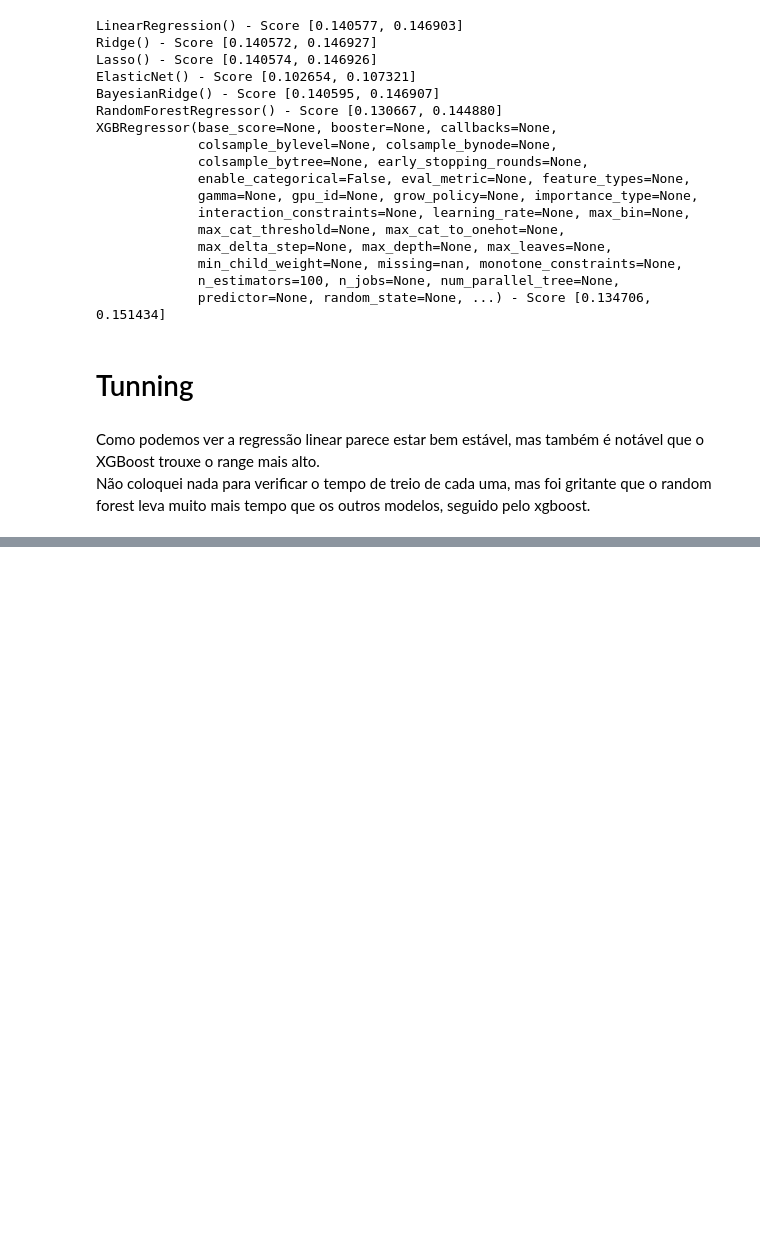
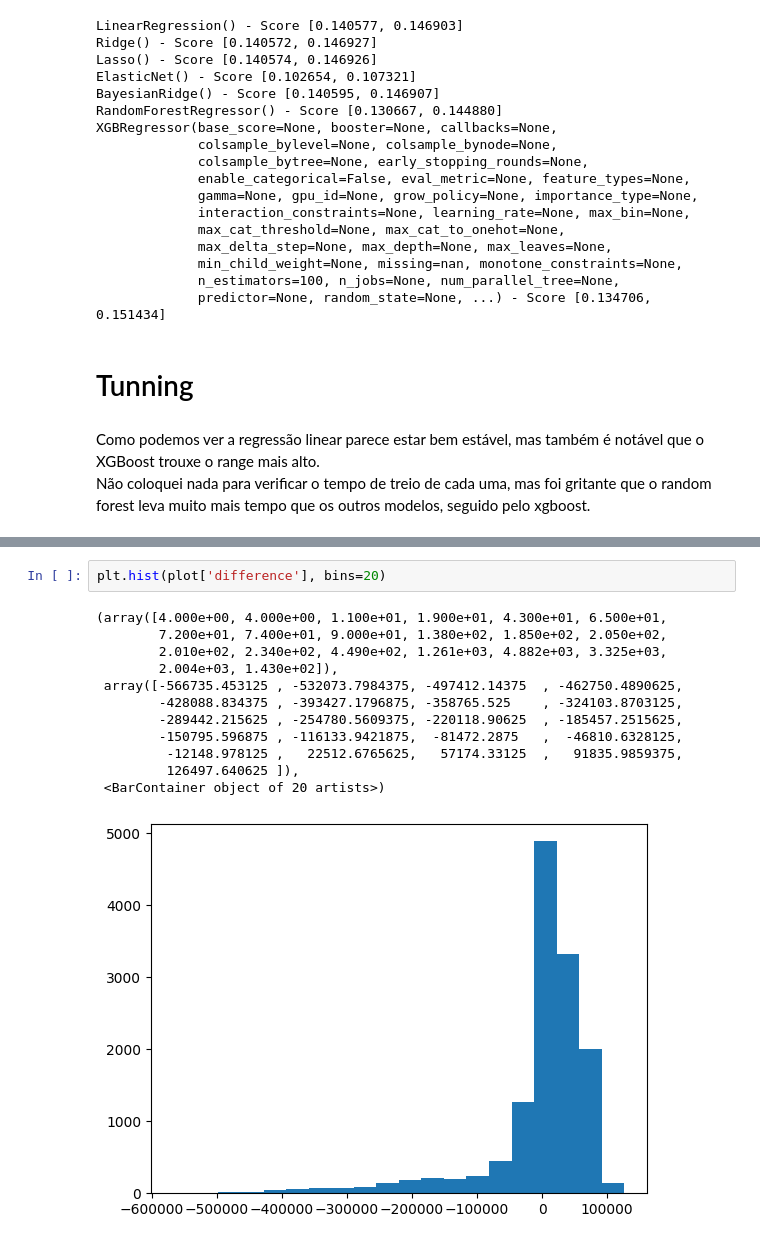
Before and after one commit to Gabriel07201/life_time_value_predictor, a Jupyter notebook: main.ipynb, the cells around one changed output, grey strips where cells are left out. Drawn from its saved outputs; the diff is of its cells as text; blank space fills up the shorter version.

```diff
--- a/main.ipynb
+++ b/main.ipynb
@@ -449,0 +542,15 @@ Não coloquei nada para verificar o tempo de treio de cada uma, mas foi gritante
+# %%
+plt.hist(plot['difference'], bins=20)
+# %% [output]
+(array([4.000e+00, 4.000e+00, 1.100e+01, 1.900e+01, 4.300e+01, 6.500e+01,
+        7.200e+01, 7.400e+01, 9.000e+01, 1.380e+02, 1.850e+02, 2.050e+02,
+        2.010e+02, 2.340e+02, 4.490e+02, 1.261e+03, 4.882e+03, 3.325e+03,
+        2.004e+03, 1.430e+02]),
+ array([-566735.453125 , -532073.7984375, -497412.14375  , -462750.4890625,
+        -428088.834375 , -393427.1796875, -358765.525    , -324103.8703125,
+        -289442.215625 , -254780.5609375, -220118.90625  , -185457.2515625,
+        -150795.596875 , -116133.9421875,  -81472.2875   ,  -46810.6328125,
+         -12148.978125 ,   22512.6765625,   57174.33125  ,   91835.9859375,
+         126497.640625 ]),
+ <BarContainer object of 20 artists>)
+[figure, added]
```
Also changed, not shown: parts of 28 cells of this notebook, 2 other files.
